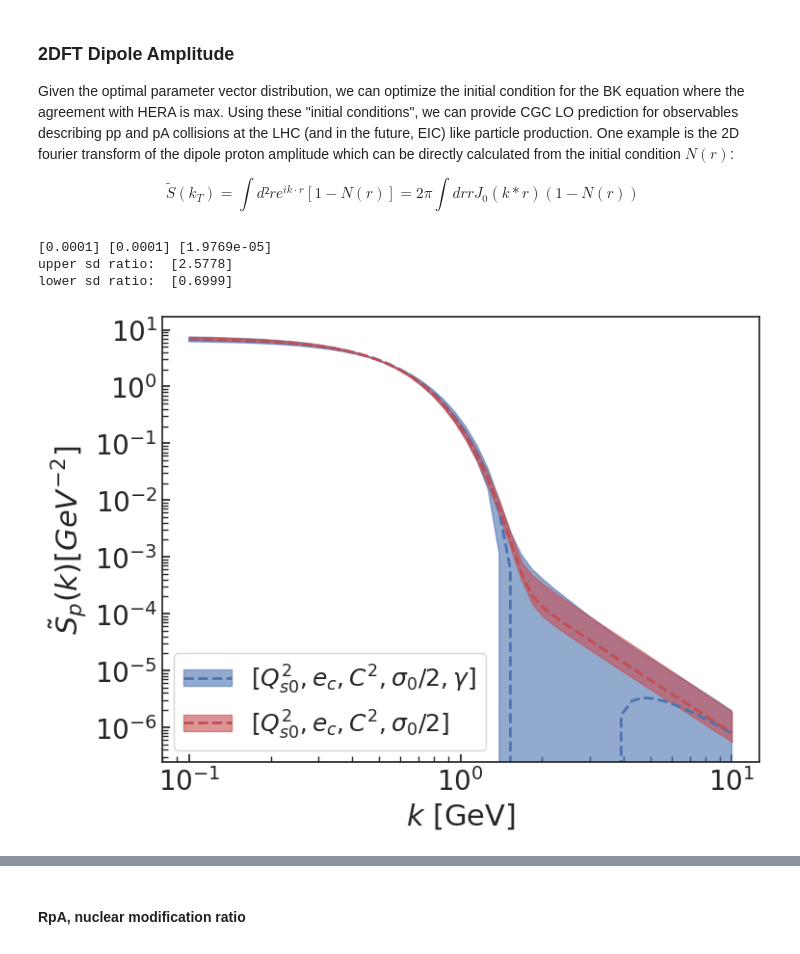
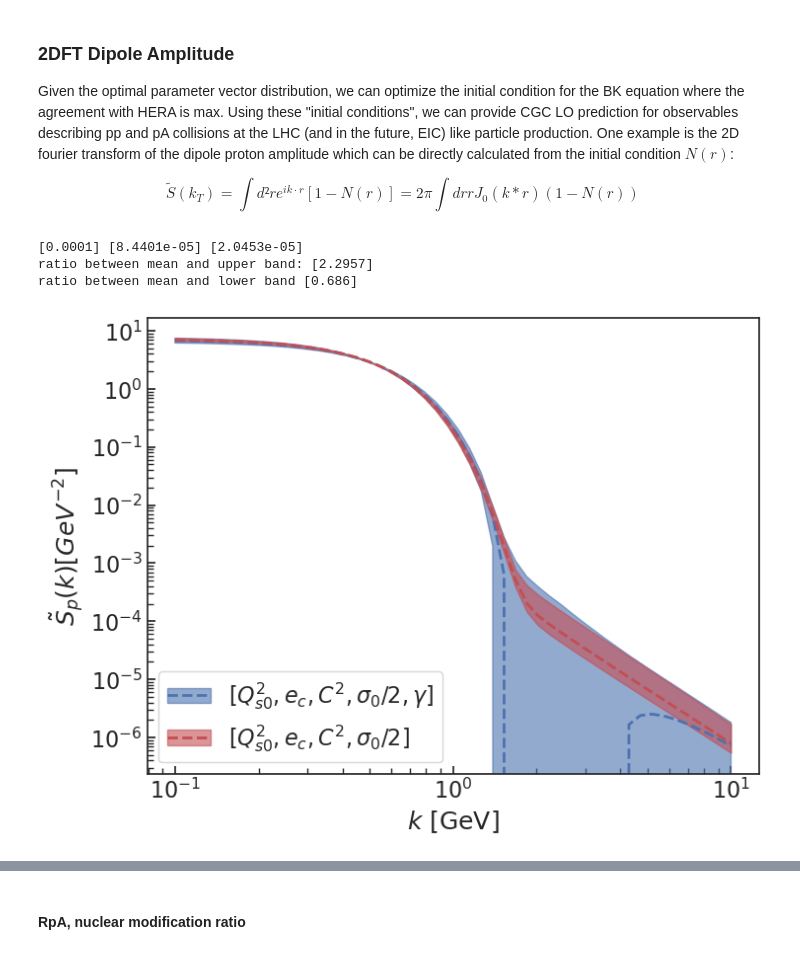
Before and after one commit to camcasuga/BayesianBK_results, a Jupyter notebook: analysis.ipynb, the cells around one changed output, grey strips where cells are left out. Saved outputs shown, nothing was run; the diff lists cells and outputs as text; code cells hidden in the pictures.

```diff
--- a/analysis.ipynb
+++ b/analysis.ipynb
@@ -276,6 +277,14 @@ e_cs = theta_post_1000[:, 2] if model_ == "mv5" else theta_post_1000[:, 1]
 Qs02s = theta_post_1000[:, 0]
 sigma02s = theta_post_1000[:, -1]
 gammas = theta_post_1000[:, 1] if model_ == "mv5" else np.ones(n)
+# %%
+model_to_comp = "mv5" if model_ == "mve" else "mve"
+paramsamples_tocomp = np.vstack(np.loadtxt("data/{}/{}/theta_all.dat".format(model_to_comp, correlated_str), unpack=True)).T
+theta_tocomp_1000 = np.array([paramsamples_tocomp[i] for i in inds])
+e_cs_comp = theta_tocomp_1000[:, 2] if model_to_comp == "mv5" else theta_tocomp_1000[:, 1]
+Qs02s_comp = theta_tocomp_1000[:, 0]
+sigma02s_comp = theta_tocomp_1000[:, -1]
+gammas_comp = theta_tocomp_1000[:, 1] if model_to_comp == "mv5" else np.ones(n)
 # %% [markdown]
 ### Initial Dipole Amplitude Shape
 
@@ -382,17 +361,17 @@ sp_comp_dsd = sp_comp[0]- 2*sp_comp[2]
 k_ex = [2.0]
 sp_ex = get_2DFT_upsd_downsd(Qs02s_comp, gammas_comp, e_cs_comp, k_ex)
 print(sp_ex[0], sp_ex[1], sp_ex[2])
-print('upper sd ratio: ', (sp_ex[0] + 2 * sp_ex[1])/sp_ex[0])
-print('lower sd ratio: ',  (sp_ex[0] - 2 * sp_ex[2])/sp_ex[0])
+print('ratio between mean and upper band:', (sp_ex[0] + 2 * sp_ex[1])/sp_ex[0])
+print('ratio between mean and lower band',  (sp_ex[0] - 2 * sp_ex[2])/sp_ex[0])
 # %% [output]
-[0.0001] [0.0001] [1.9769e-05]
-upper sd ratio:  [2.5778]
-lower sd ratio:  [0.6999]
+[0.0001] [8.4401e-05] [2.0453e-05]
+ratio between mean and upper band: [2.2957]
+ratio between mean and lower band [0.686]
 # %%
-fig, ax = plot_pred_mve_vs_mv5(sp_comp, sp, k, r'$\tilde{S}_{p}(k) [GeV^{-2}]$', "$k$ [GeV]", legend_loc = "lower left", xlogscale= True, ylogscale = True)
-# ax.axhline(sp_ex[0], color = 'k', linestyle = '--', linewidth = 1.0)
-# ax.axvline(k_ex[0], color = 'k', linestyle = '--', linewidth = 1.0)
-# ax.text(0.40, 0.40, r'$k = 2.0$ GeV', transform=ax.transAxes, fontsize = 16)
-fig.savefig("plots/{}_sp.pdf".format(correlated_str), bbox_inches='tight')
+sp_mve = sp_comp if model_ == "mv5" else sp
+sp_mv5 = sp if model_ == "mv5" else sp_comp
+fig, ax = plt.subplots(1,1, figsize = (8,6))
+fig, ax = plot_pred_mve_vs_mv5(fig, ax, sp_mve, sp_mv5, k, r'$\tilde{S}_{p}(k) [GeV^{-2}]$', "$k$ [GeV]", legend_loc = "lower left", xlogscale= True, ylogscale = True)
+#fig.savefig("plots/{}_sp.pdf".format(correlated_str), bbox_inches='tight')
 # %% [output]
-[figure, old version]
+[figure, new version]
```
Also changed, not shown: parts of 27 cells of this notebook, 7 other files.
